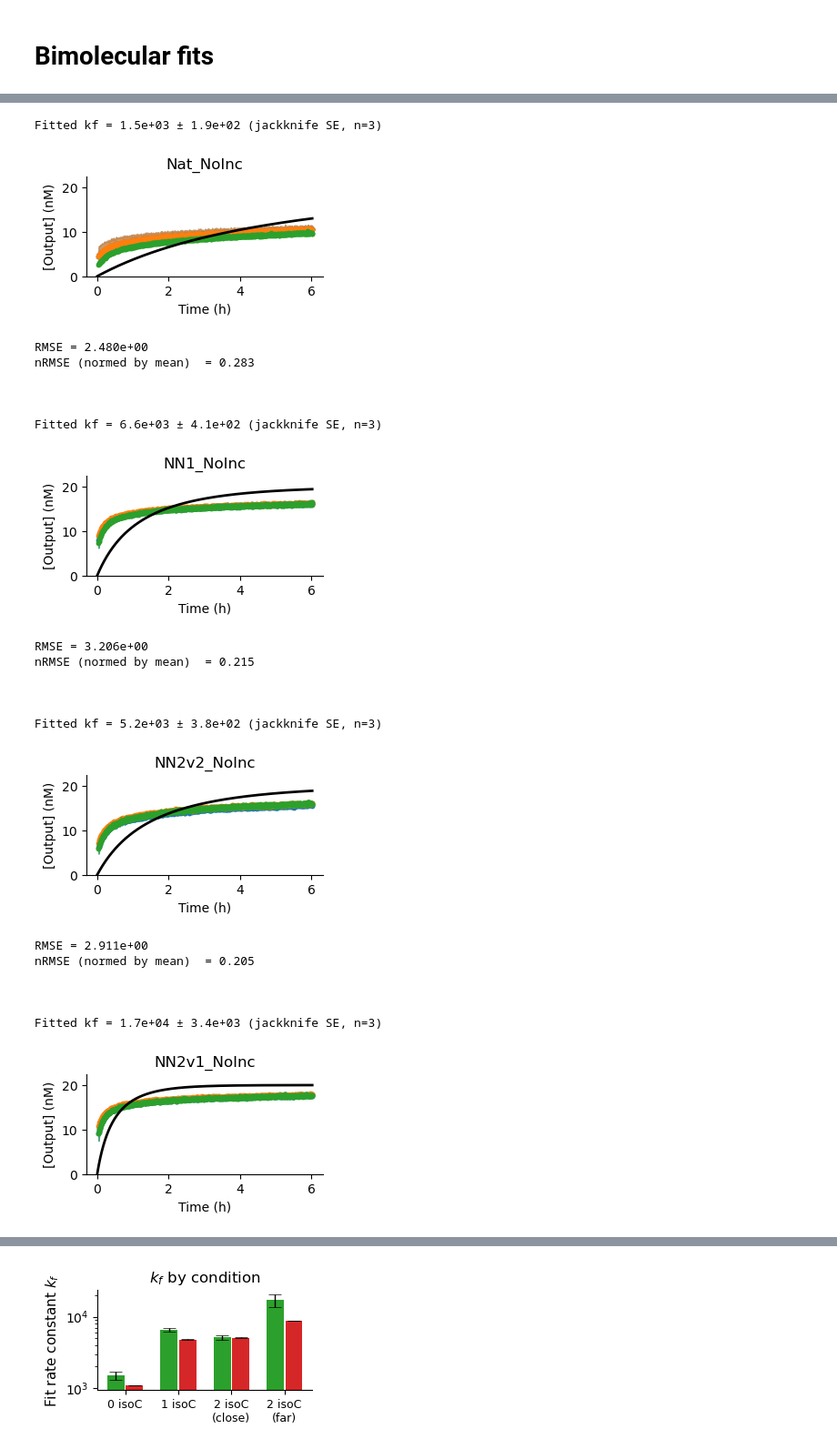
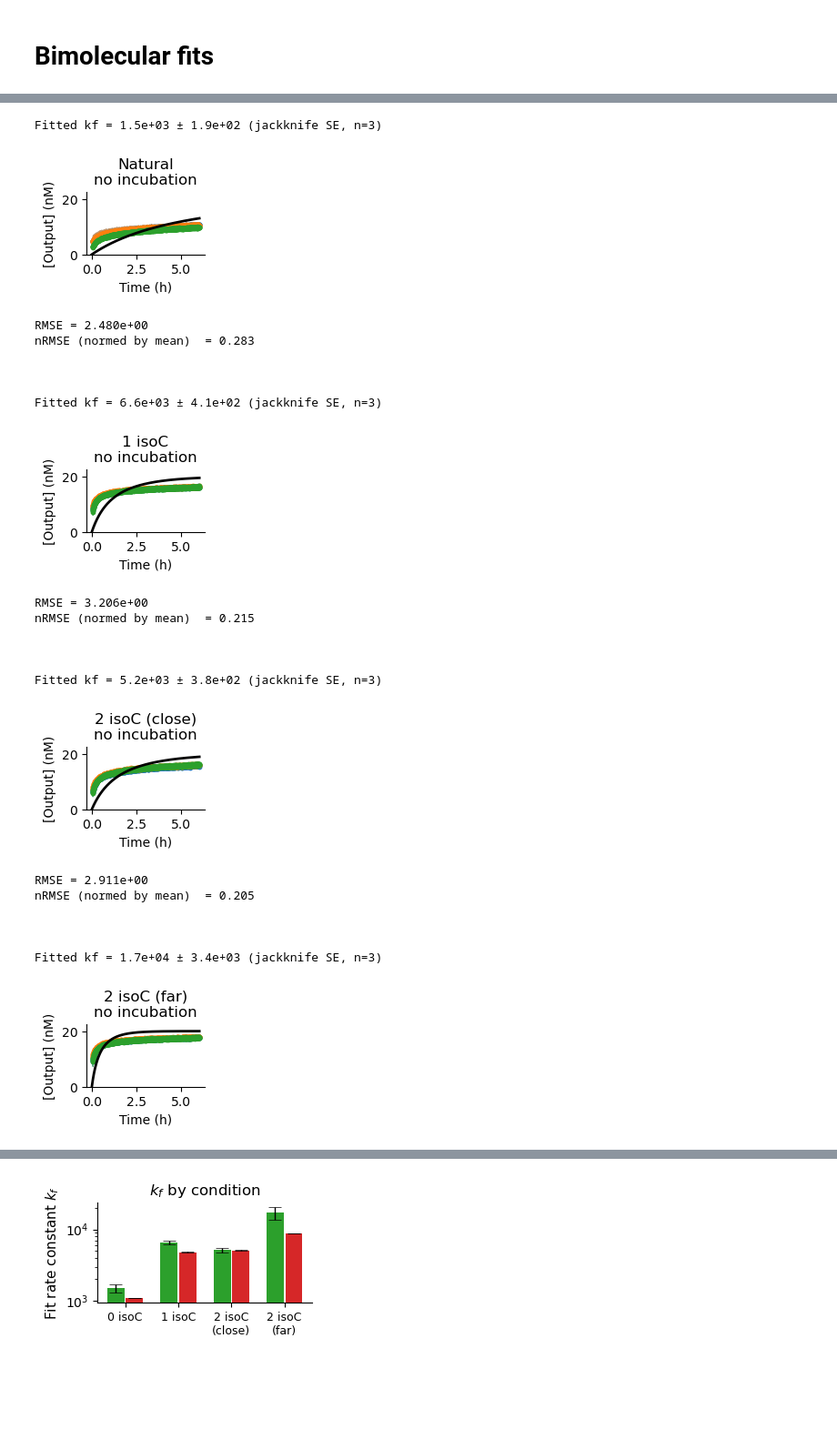
Before and after one commit to thachuk-lab/NN-DSD-Results-Analysis, a Jupyter notebook: multi_iso_figure.ipynb, the cells around one changed output, grey strips where cells are left out. Shown at 91% size. Cells and saved outputs as stored; diff of their text form; code cells hidden in the pictures; blank space fills up the shorter version.

```diff
--- a/multi_iso_figure.ipynb
+++ b/multi_iso_figure.ipynb
@@ -98,8 +98,8 @@ offset = [offset_nat_noinc, offset_nn1_noinc, offset_nn2v2_noinc, offset_nn2v1_n
           offset_nat_trig, offset_nn1_trig, offset_nn2v2_trig, offset_nn2v1_trig]
 t = [x_nat_noinc, x_nn1_noinc, x_nn2v2_noinc, x_nn2v1_noinc,
      x_nat_trig, x_nn1_trig, x_nn2v2_trig, x_nn2v1_trig]
-case_names = ['Nat_NoInc', 'NN1_NoInc',  'NN2v2_NoInc', 'NN2v1_NoInc',
-              'Nat_Trig', 'NN1_Trig',  'NN2v2_Trig', 'NN2v1_Trig']
+case_names = ['Natural\nno incubation', '1 isoC\nno incubation',  '2 isoC (close)\nno incubation', '2 isoC (far)\nno incubation',
+              'Natural\ntrigger incubated', '1 isoC\ntrigger incubated',  '2 isoC (close)\ntrigger incubated', '2 isoC (far)\ntrigger incubated']
 fits = []
 #plotting unnormalized kinetic curves for each case
 for i, case in enumerate(case_names):
@@ -225,7 +231,7 @@ for ind in range(len(case_names)):
 
 
     # --- plotting ---
-    fig, ax = plt.subplots(1, 1, figsize=(3.25, 2))
+    fig, ax = plt.subplots(1, 1, figsize = (6.5/4,1.25))
     fig.subplots_adjust(hspace=0.5)
     plt.subplots_adjust(left=0.1, right=0.9, bottom=0.2, top=0.75)
 
@@ -246,56 +252,56 @@ for ind in range(len(case_names)):
                         color=color_scheme[i], alpha=alph)
 
     x_sim = np.linspace(0, x_trunc[-1], number_of_points)
     x_sim_h = x_sim/3600
     ax.plot(x_sim_h, [v for v in model_one_step(kf_mean, x_sim, fixed_params_list[0])],
             'black', linewidth=line)
 
     ax.set_ylim(0, 22.5)
     ax.set_xlabel('Time (h)')
     ax.set_title(f"{case_names[ind]}")
     ax.spines['right'].set_visible(False)
     ax.spines['top'].set_visible(False)
     ax.set_ylabel('[Output] (nM)')
 
-    plt.savefig(f"Figures/{case_names[ind]}.svg", dpi=400)
+    plt.savefig(f"Figures/{case_names[ind].replace('\n', '_')}.svg", dpi=400)
     plt.show()
 
     # Calculating mean normalized RMSE for each condition
     nrep = len(to_fit[0])
     t_i = [x_trunc] * nrep
     fixed_i = [fixed_params_list[0]] * nrep   # replicate the dict for each curve
     r = residuals(kf_mean, model_one_step, t_i, to_fit[0], fixed_i)
     RMSE = np.sqrt(np.mean(r**2))
     y_all = np.concatenate(to_fit[0])
     nRMSE_mean  = RMSE / y_all.mean()
     print(f"RMSE = {RMSE:.3e}")
     print(f"nRMSE (normed by mean)  = {nRMSE_mean:.3f}")
 
     print("\n\n")
 # %% [output]
 Fitted kf = 1.5e+03 ± 1.9e+02 (jackknife SE, n=3)
-[figure, old version]
+[figure, new version]
 RMSE = 2.480e+00
 nRMSE (normed by mean)  = 0.283
 
 
 
 Fitted kf = 6.6e+03 ± 4.1e+02 (jackknife SE, n=3)
-[figure, old version]
+[figure, new version]
 RMSE = 3.206e+00
 nRMSE (normed by mean)  = 0.215
 
 
 
 Fitted kf = 5.2e+03 ± 3.8e+02 (jackknife SE, n=3)
-[figure, old version]
+[figure, new version]
 RMSE = 2.911e+00
 nRMSE (normed by mean)  = 0.205
 
 
 
 Fitted kf = 1.7e+04 ± 3.4e+03 (jackknife SE, n=3)
-[figure, old version]
+[figure, new version]
 RMSE = 2.672e+00
 nRMSE (normed by mean)  = 0.161
 
```
Also changed, not shown: parts of 3 cells of this notebook, 4 other files.
